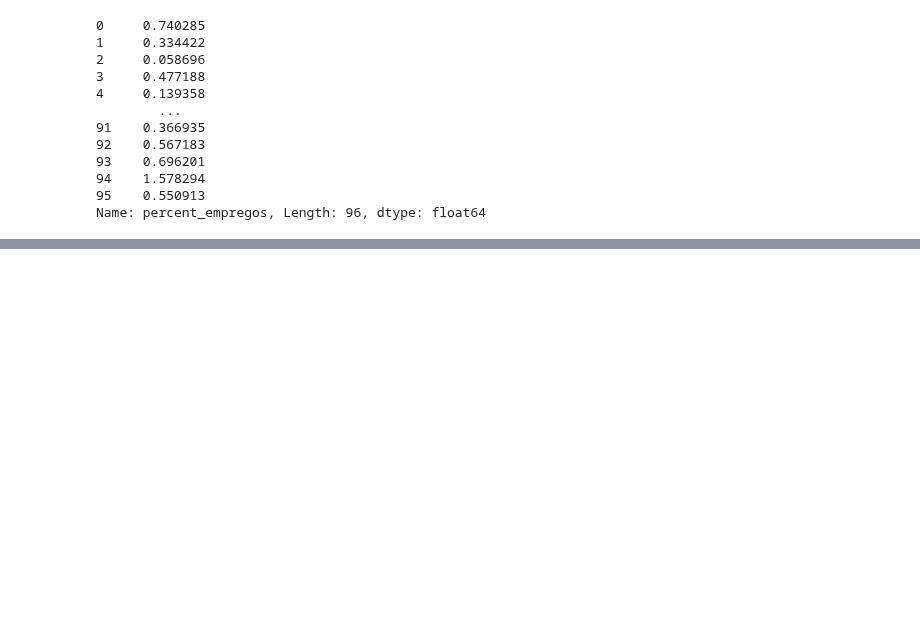
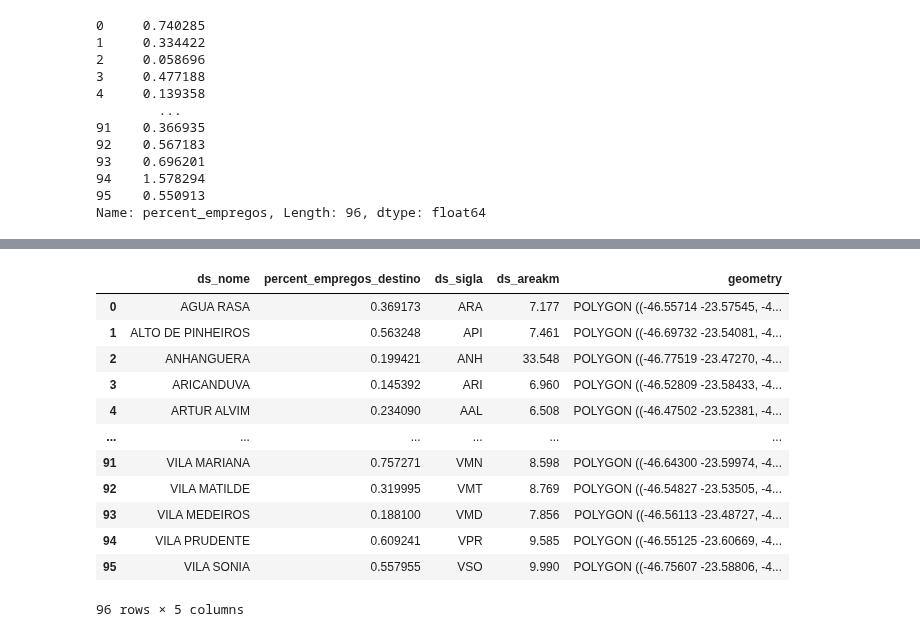
Before and after one commit to h-pgy/alain_bertaud, a Jupyter notebook: 8-geojsons_for_maps.ipynb, the cells around one changed output, grey strips where cells are left out. Saved outputs shown, nothing was run; the diff lists cells and outputs as text; code cells hidden in the pictures; blank space fills up the shorter version.

```diff
--- a/8-geojsons_for_maps.ipynb
+++ b/8-geojsons_for_maps.ipynb
@@ -204,3 +198,5 @@ percent_jobs['percent_empregos']*100
 94    1.578294
 95    0.550913
 Name: percent_empregos, Length: 96, dtype: float64
+# %%
+market_acess = load_csv('percent_jobs_acessible.csv')
@@ -206,0 +219,4 @@ Name: percent_empregos, Length: 96, dtype: float64
+# %%
+market_acess.rename({'ds_origem_nome' : 'ds_nome'}, axis=1, inplace=True)
+# %%
+market_acess = merge_on_dists(market_acess)
@@ -206,0 +225,16 @@ Name: percent_empregos, Length: 96, dtype: float64
+# %%
+market_acess
+# %% [output]
+|  | ds_nome | percent_empregos_destino | ds_sigla | ds_areakm | geometry |
+| 0 | AGUA RASA | 0.369173 | ARA | 7.177 | POLYGON ((-46.55714 -23.57545, -4... |
+| 1 | ALTO DE PINHEIROS | 0.563248 | API | 7.461 | POLYGON ((-46.69732 -23.54081, -4... |
+| 2 | ANHANGUERA | 0.199421 | ANH | 33.548 | POLYGON ((-46.77519 -23.47270, -4... |
+| 3 | ARICANDUVA | 0.145392 | ARI | 6.960 | POLYGON ((-46.52809 -23.58433, -4... |
+| 4 | ARTUR ALVIM | 0.234090 | AAL | 6.508 | POLYGON ((-46.47502 -23.52381, -4... |
+| ... | ... | ... | ... | ... | ... |
+| 91 | VILA MARIANA | 0.757271 | VMN | 8.598 | POLYGON ((-46.64300 -23.59974, -4... |
+| 92 | VILA MATILDE | 0.319995 | VMT | 8.769 | POLYGON ((-46.54827 -23.53505, -4... |
+| 93 | VILA MEDEIROS | 0.188100 | VMD | 7.856 | POLYGON ((-46.56113 -23.48727, -4... |
+| 94 | VILA PRUDENTE | 0.609241 | VPR | 9.585 | POLYGON ((-46.55125 -23.60669, -4... |
+| 95 | VILA SONIA | 0.557955 | VSO | 9.990 | POLYGON ((-46.75607 -23.58806, -4... |
+96 rows × 5 columns
```
Also changed, not shown: parts of 13 cells of this notebook, 6 other files.
